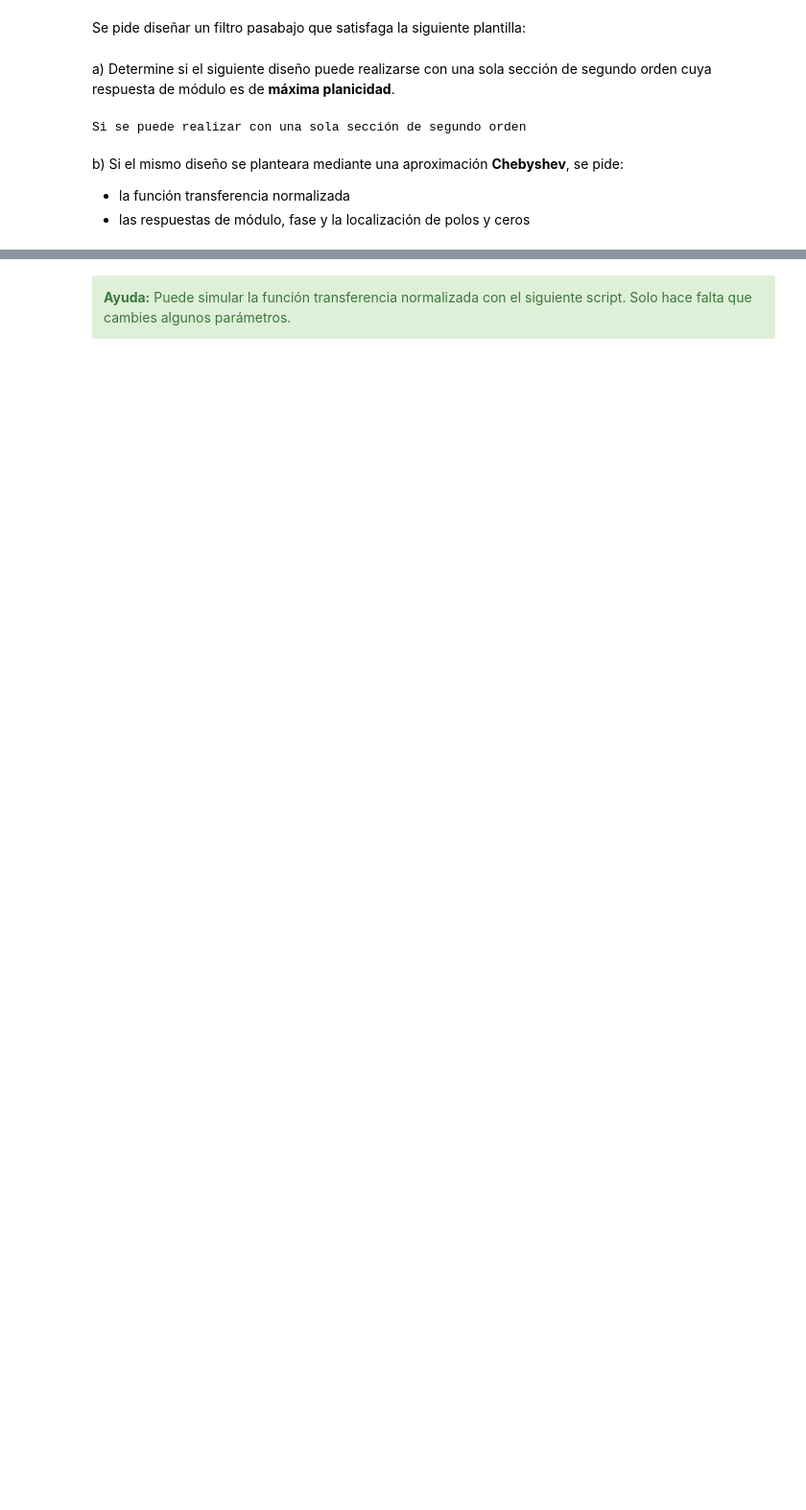
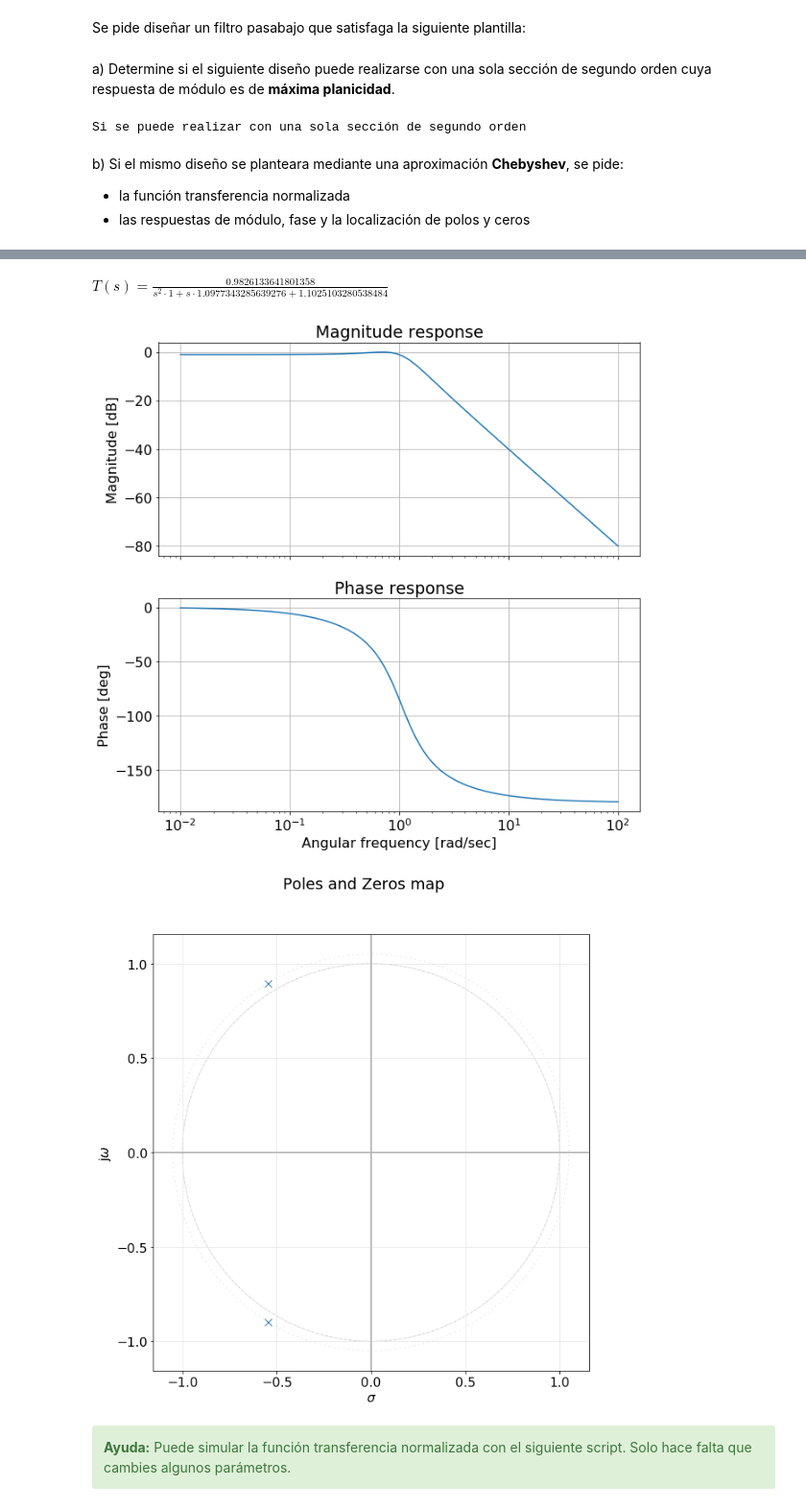
Before and after one commit to suka97/JupyterProjects, a Jupyter notebook: desafio_cheby.ipynb, the cells around one changed output, grey strips where cells are left out. Shown: that part at 96% size. Drawn from its saved outputs; the diff is of its cells as text; code cells hidden in the pictures; blank space fills up the shorter version.

```diff
--- a/desafio_cheby.ipynb
+++ b/desafio_cheby.ipynb
@@ -22,6 +22,7 @@ ws = fs/fp
 
 # conociendo la transferencia de un filtro de maxima plnicidad:
 epsilon_cuad = pow(10, 0.1*alpha_max) - 1   # despejo epsilon cuadrado
+epsilon = m.sqrt(epsilon_cuad)
 N = m.log( (pow(10, alpha_min/10) - 1) / epsilon_cuad ) / (2 * m.log(ws))   # despejo n
 
 # analizo lo obtenido
@@ -65,19 +66,35 @@ num = 1 / (pow(2,N-1) * epsilon)
 # (aunque bueno esto ya deja de servir para N!=2)
 den = [1, -2*sigma[0], sigma[0]**2+omega[0]**2]
 
+# armo lo que se va a ver en MarkDown
+from IPython.display import display, Math, Latex
+# polos
+polosString = 'Polos en: sigma_0 ± j omega_0'
+polosString = polosString.replace('sigma_0',str(sigma[0])).replace('omega_0',str(omega[0]))
+display(polosString)
+# transferencia
+equation = r'T(s) = \frac{num}{s^2 · den_0 + s · den_1 + den_2}'
+equation = equation.replace('den_0',str(den[0])).replace('den_1',str(den[1])).replace('den_2',str(den[2])).replace('num',str(num))
+display(Math(equation))
 
-# armo lo que se va a ver en MarkDown
-# from IPython.display import Markdown as md
-# md("$f_r = %i$ GHz"%(fr))
+# armo el bodo y el diagrama de polos y ceros
+tf = signal.TransferFunction(num, den)
 
-# str = r'T(s) = \frac{num}{s^2 · den_0 + s · den_1 + den_2}'
-# str = str.replace('den_0',den(0)).replace('den_1',den(1)).replace('den_2',den(2)).replace('num',num)
-
-# str2 = 'hola que tal'
-# str2 = str2.replace('que',str(num))
-# from IPython.display import display, Math, Latex
-# str = r'T(s) = \frac{num}{s^2 · den_0 + s · den_1 + den_2}'
-
-# str = str.replace('den_0',den(0)).replace('den_1',den(1)).replace('den_2',den(2)).replace('num',num)
-
-# display(Math(str))
+import matplotlib as mpl
+from matplotlib import pyplot as plt
+mpl.rcParams['figure.figsize'] = (10,10)
+#%% Esto tiene que ver con cuestiones de presentación de los gráficos,
+# NO ES IMPORTANTE
+fig_sz_x = 14
+fig_sz_y = 13
+fig_dpi = 80 # dpi
+#fig_font_family = 'Ubuntu'    # esto del Ubuntu no funco
+fig_font_size = 16
+plt.rcParams.update({'font.size':fig_font_size})
+#plt.rcParams.update({'font.family':fig_font_family})
+from splane import bodePlot, pzmap
+_, axes_hdl = bodePlot(tf)
+plt.gca
+pzmap(tf)
+plt.show()
+# %% [output]
@@ -84,3 +102,6 @@ den = [1, -2*sigma[0], sigma[0]**2+omega[0]**2]
+$\displaystyle T(s) = \frac{0.9826133641801358}{s^2 · 1 + s · 1.0977343285639276 + 1.1025103280538484}$
+[figure, added]
+[figure, added]
 # %% [markdown]
 <div class="alert alert-block alert-success">
 <b>Ayuda:</b> Puede simular la función transferencia normalizada con el siguiente script. Solo hace falta que cambies algunos parámetros.
```
Also changed, not shown: parts of 5 cells of this notebook, 5 other files.
